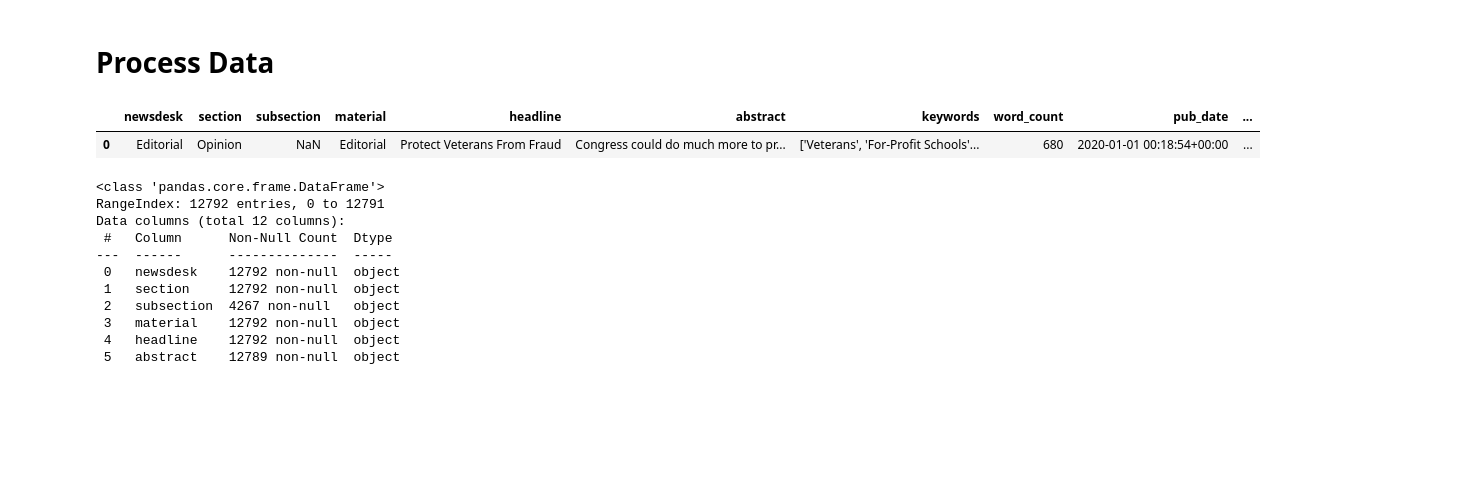
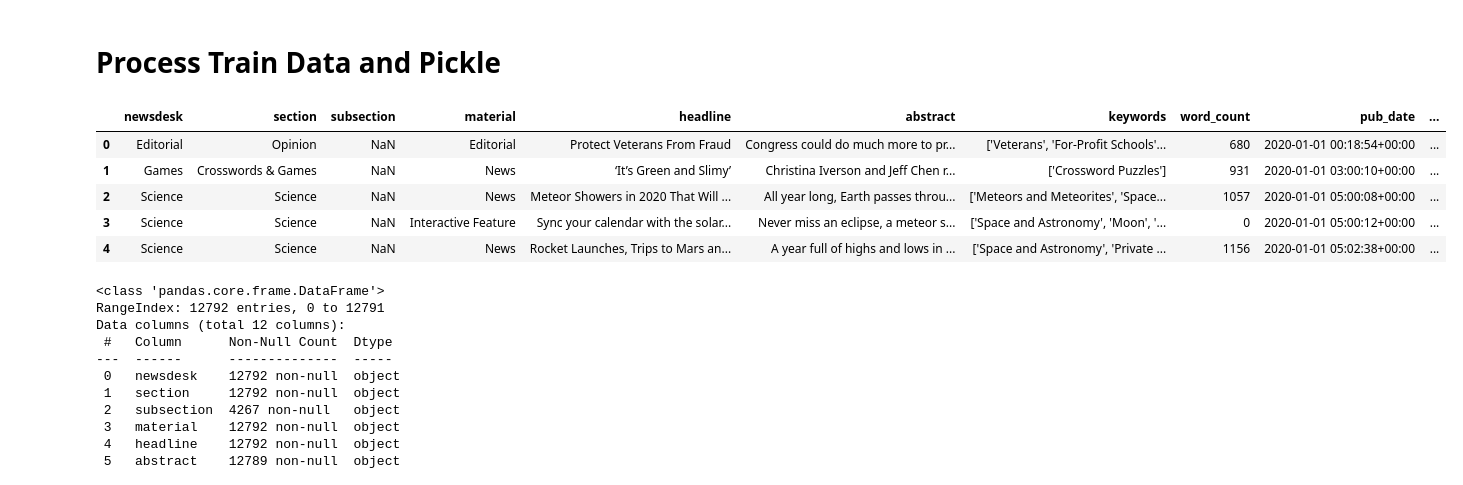
Before and after one commit to mikesbin99/springboard_proj_nlp_nytimes, a Jupyter notebook: notebooks/load.ipynb, the cells around one changed output. Saved outputs shown, nothing was run; the diff lists cells and outputs as text; code cells hidden in the pictures; blank space fills up the shorter version.

```diff
--- a/notebooks/load.ipynb
+++ b/notebooks/load.ipynb
@@ -1,12 +1,26 @@
 # %% [markdown]
-# Process Data
+# Process Train Data and Pickle
 # %%
 import pandas as pd
 import missingno as msno
 # %%
 # Load Train
 df_train = pd.read_csv('..//data//raw//train.csv')
-df_train.head(1)
+df_train.to_pickle('..//data//raw//df_train.pkl')
+df_train.head(5)
+
+
+# dtype={'news_des':np.uint8,
+#         'building_id':np.uint16,
+#         'primary_use':'category',
+#         'square_feet':int,
+#         'floor_count':float
+#         },
+# parse_dates=['year_built'],)
 # %% [output]
 |  | newsdesk | section | subsection | material | headline | abstract | keywords | word_count | pub_date | ... |
 | 0 | Editorial | Opinion | NaN | Editorial | Protect Veterans From Fraud | Congress could do much more to pr... | ['Veterans', 'For-Profit Schools'... | 680 | 2020-01-01 00:18:54+00:00 | ... |
+| 1 | Games | Crosswords & Games | NaN | News | ‘It’s Green and Slimy’ | Christina Iverson and Jeff Chen r... | ['Crossword Puzzles'] | 931 | 2020-01-01 03:00:10+00:00 | ... |
+| 2 | Science | Science | NaN | News | Meteor Showers in 2020 That Will ... | All year long, Earth passes throu... | ['Meteors and Meteorites', 'Space... | 1057 | 2020-01-01 05:00:08+00:00 | ... |
+| 3 | Science | Science | NaN | Interactive Feature | Sync your calendar with the solar... | Never miss an eclipse, a meteor s... | ['Space and Astronomy', 'Moon', '... | 0 | 2020-01-01 05:00:12+00:00 | ... |
+| 4 | Science | Science | NaN | News | Rocket Launches, Trips to Mars an... | A year full of highs and lows in ... | ['Space and Astronomy', 'Private ... | 1156 | 2020-01-01 05:02:38+00:00 | ... |
```
Also changed, not shown: parts of 15 cells of this notebook, 17 other files.
